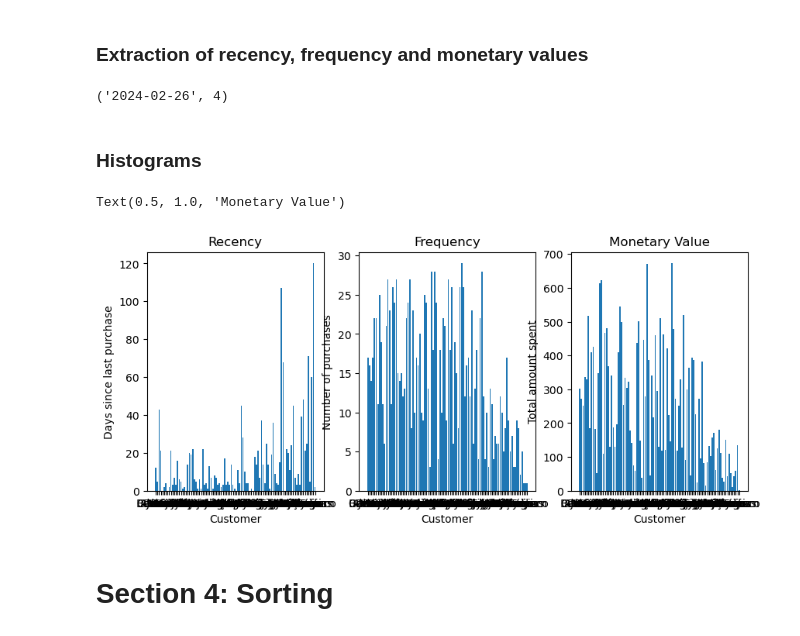
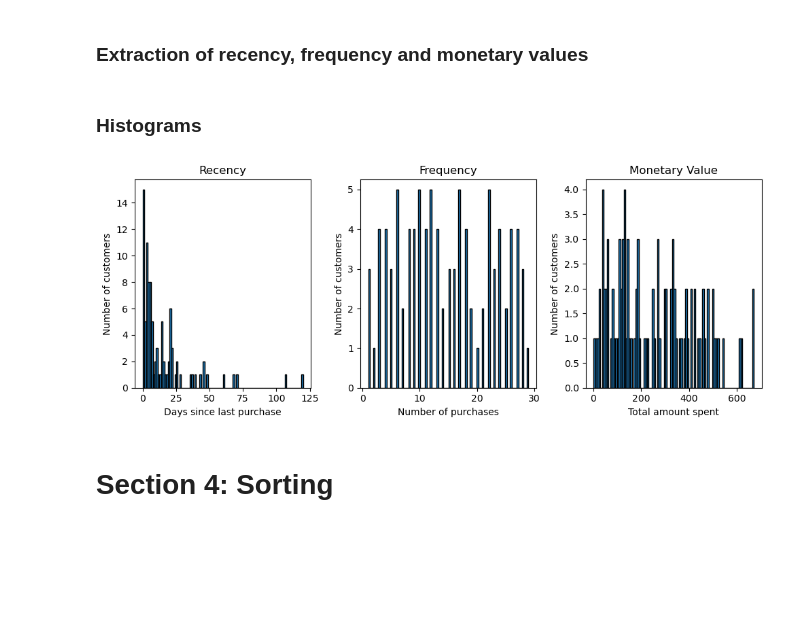
Before and after one commit to goncasfausto04/Goncas-Repository, a Jupyter notebook: Computation2/Projecto G21/project_computation2.ipynb, the cells around one changed output. Drawn from its saved outputs; the diff is of its cells as text; code cells hidden in the pictures; blank space fills up the shorter version.

```diff
--- a/Computation2/Projecto G21/project_computation2.ipynb
+++ b/Computation2/Projecto G21/project_computation2.ipynb
@@ -160,36 +140,37 @@ for data in dataset:
     else:
         monetary_value[name] = value
 # %%
-lastpurchasedate("gonçalo")
+#Test Cell
-# %% [output]
-('2024-02-26', 4)
 # %% [markdown]
 ### Histograms
 # %%
-# Plotting recency
+
+# Plot recency
 plt.figure(figsize=(10, 4))
 plt.subplot(1, 3, 1)
-plt.bar(recency.keys(), recency.values())
-plt.xlabel('Customer')
-plt.ylabel('Days since last purchase')
+plt.hist(list(recency.values()), bins=len(recency.values()), edgecolor='black')  # Adjust the number of bins as needed
+plt.xlabel('Days since last purchase')
+plt.ylabel('Number of customers')
 plt.title('Recency')
 
-# Plotting frequency
+# Plot frequency
 plt.subplot(1, 3, 2)
-plt.bar(frequency.keys(), frequency.values())
-plt.xlabel('Customer')
-plt.ylabel('Number of purchases')
+plt.hist(list(frequency.values()), bins=len(recency.values()), edgecolor='black')  # Adjust the number of bins as needed
+plt.xlabel('Number of purchases')
+plt.ylabel('Number of customers')
 plt.title('Frequency')
 
-# Plotting monetary_value
+# Plot monetary value
 plt.subplot(1, 3, 3)
-plt.bar(monetary_value.keys(), monetary_value.values())
-plt.xlabel('Customer')
-plt.ylabel('Total amount spent')
+plt.hist(list(monetary_value.values()), bins=len(recency.values()), edgecolor='black')  # Adjust the number of bins as needed
+plt.xlabel('Total amount spent')
+plt.ylabel('Number of customers')
 plt.title('Monetary Value')
+
+plt.tight_layout()
+plt.show()
 # %% [output]
-Text(0.5, 1.0, 'Monetary Value')
-[figure, old version]
+[figure, new version]
 # %% [markdown]
 # Section 4: Sorting
 # %% [markdown]
```
Also changed, not shown: parts of 4 cells of this notebook, 4 other files.
